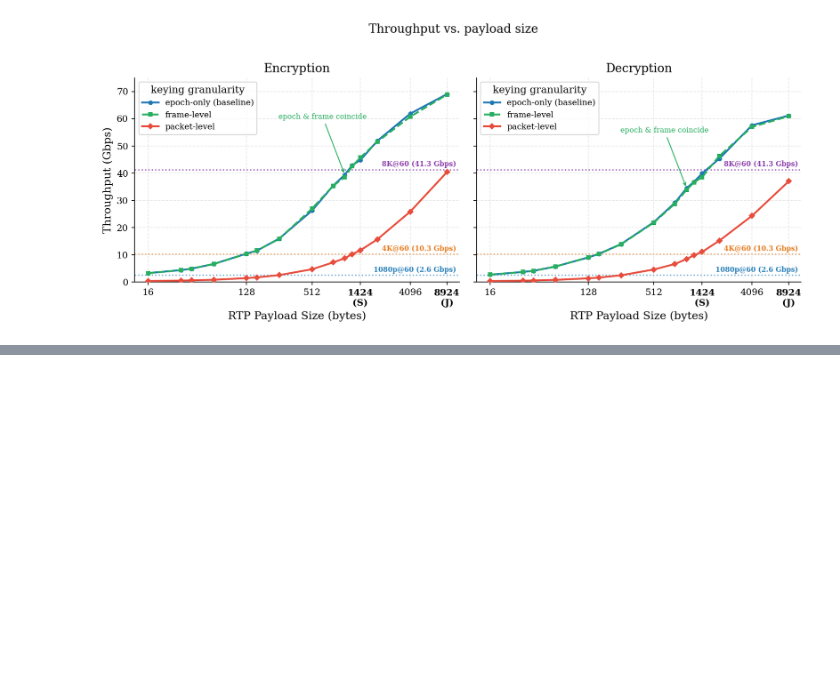
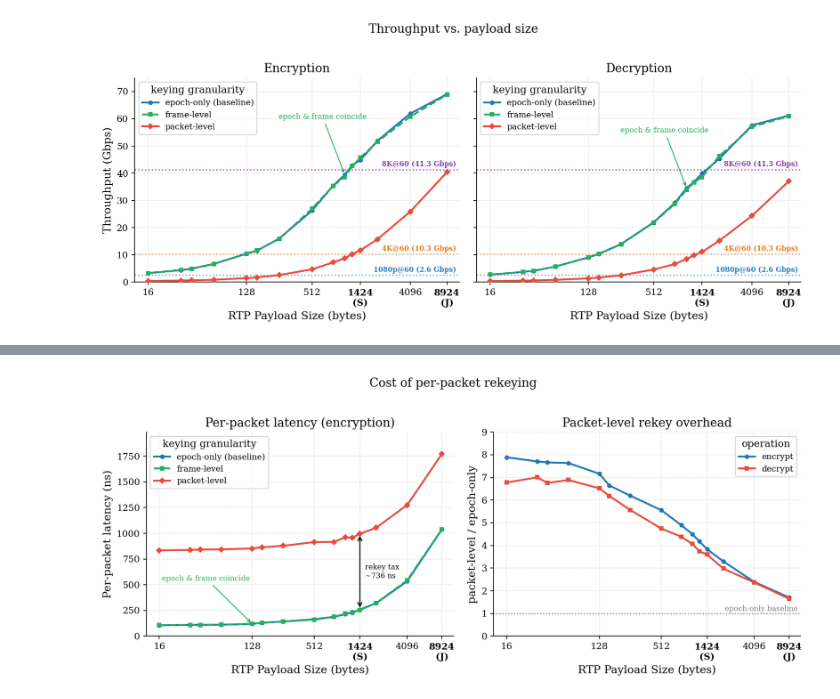
Before and after one commit to spring-epfl/SafeCast, a Jupyter notebook: figures_from_benches.ipynb, the cells around one changed output, grey strips where cells are left out. Cells and saved outputs as stored; diff of their text form; code cells hidden in the pictures; blank space fills up the shorter version.

Commit message:
figure 2 for ideal granularity bench

```diff
--- a/figures_from_benches.ipynb
+++ b/figures_from_benches.ipynb
@@ -1305,0 +1316,60 @@ plt.show()
+# %%
+# --- Figure 10: cost of per-packet rekeying (flat tax + overhead ratio) ---
+
+fig, (axL, axR) = plt.subplots(1, 2, figsize=(11, 4.6))
+
+# (left) per-packet encrypt latency
+for g in GRAN:
+    xs = np.array(list(gran_protect[g].keys()))
+    ys = np.array([gran_protect[g][s]['mean_ns'] for s in xs])
+    axL.plot(xs, ys, **GRAN_STYLE[g], linewidth=2, markersize=4, zorder=5)
+# --- "rekey tax" arrow at the standard MTU ---
+# the vertical gap packet minus epoch is the per-packet rekey cost. It is
+# roughly the same at every payload size (the tax is size-independent).
+x0 = 1424
+e0, p0 = gran_protect['epoch'][x0]['mean_ns'], gran_protect['packet'][x0]['mean_ns']
+axL.annotate('', xy=(x0, p0), xytext=(x0, e0), arrowprops=dict(arrowstyle='<->', color='black', lw=1.2))
+axL.text(x0 * 1.12, (e0 + p0) / 2, f'rekey tax\n~{p0 - e0:.0f} ns', fontsize=8, va='center')
+axL.annotate('epoch & frame coincide', xy=(128, gran_protect['epoch'][128]['mean_ns']),
+             xytext=(17, 560), fontsize=8, ha='left', va='center', color='#27ae60',
+             arrowprops=dict(arrowstyle='->', color='#27ae60', lw=1))
+_gran_style_x(axL)
+# label of x-axis and y-axis
+axL.set_xlabel('RTP Payload Size (bytes)'); axL.set_ylabel('Per-packet latency (ns)')
+# title
+axL.set_title('Per-packet latency (encryption)')
+# legend
+axL.set_xlim(12, 8924 * 1.3); axL.set_ylim(0, gran_protect['packet'][8924]['mean_ns'] * 1.12)
+axL.legend(loc='upper left', title='keying granularity')
+
+# (right) packet-level/epoch-only overhead ratio, encrypt + decrypt:
+# how many times slower per-packet rekeying is than the baseline. The ratio
+# shrinks with payload size because the flat tax is divided by a growing
+# per-packet crypto cost
+for data, lab, col, mk in [(gran_protect, 'encrypt', '#1f77b4', 'o'),
+                           (gran_unprotect, 'decrypt', '#e74c3c', 's')]:
+    xs = np.array(list(data['epoch'].keys()))
+    ratio = np.array([data['packet'][s]['mean_ns'] / data['epoch'][s]['mean_ns'] for s in xs])
+    axR.plot(xs, ratio, marker=mk, ls='-', color=col, lw=2, markersize=4, label=lab, zorder=5)
+# ratio 1.0 = no overhead: where epoch-only (and effectively frame) sit
+axR.axhline(1.0, color='gray', ls=':', lw=1.2)
+axR.text(0.99, 1.04, 'epoch-only baseline', transform=axR.get_yaxis_transform(),
+         ha='right', va='bottom', fontsize=8, color='gray')
+_gran_style_x(axR)
+# label of x-axis and y-axis
+axR.set_xlabel('RTP Payload Size (bytes)'); axR.set_ylabel('packet-level / epoch-only')
+# title
+axR.set_title('Packet-level rekey overhead')
+# legend
+axR.set_xlim(12, 8924 * 1.3); axR.set_ylim(0, 9)
+axR.legend(loc='upper right', title='operation')
+
+# title
+fig.suptitle('Cost of per-packet rekeying', y=1.02, fontsize=13)
+plt.tight_layout()
+# saving to both PDF and PNG
+plt.savefig(FIGURES_DIR / 'fig10_granularity_cost.pdf')
+plt.savefig(FIGURES_DIR / 'fig10_granularity_cost.png')
+plt.show()
+# %% [output]
+[figure, added]
```
Also changed, not shown: parts of 1 cell of this notebook.
